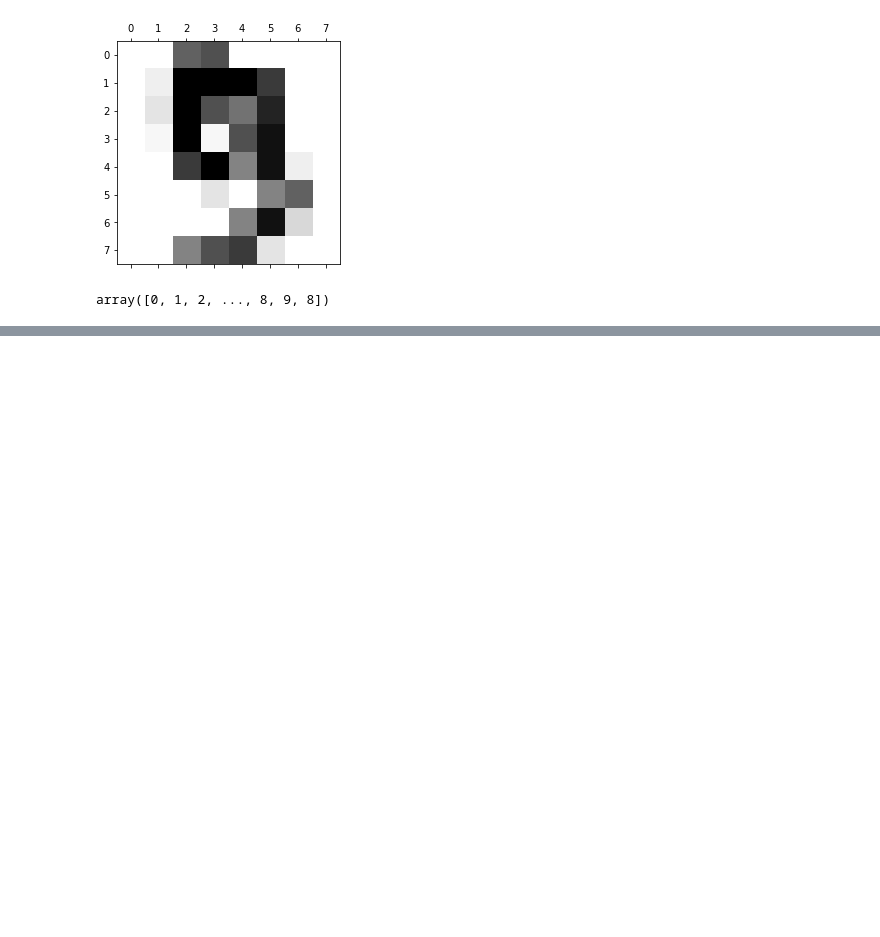
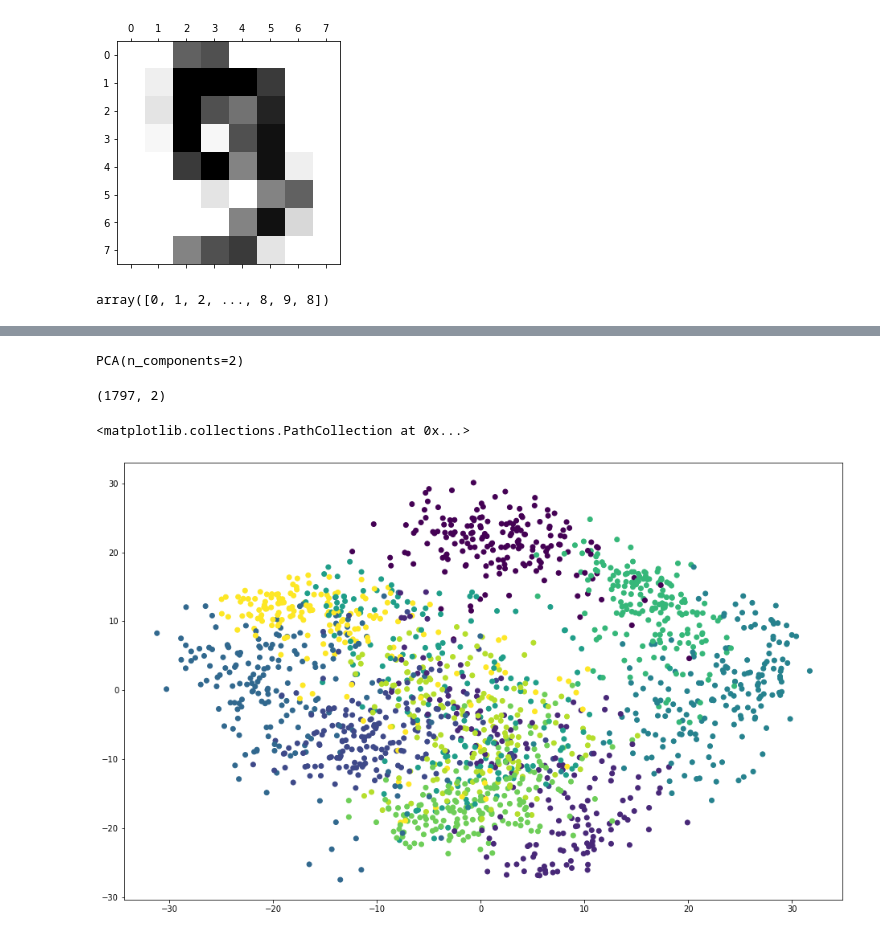
Before and after one commit to kondoumh/JupyterNotebook, a Jupyter notebook: sklearn.ipynb, the cells around one changed output, grey strips where cells are left out. Saved outputs shown, nothing was run; the diff lists cells and outputs as text; code cells hidden in the pictures; blank space fills up the shorter version.

```diff
--- a/sklearn.ipynb
+++ b/sklearn.ipynb
@@ -36,0 +42,3 @@ array([0, 1, 2, ..., 8, 9, 8])
+# %%
+Y = digits.target
+print(Y.shape)
@@ -36,0 +59,17 @@ array([0, 1, 2, ..., 8, 9, 8])
+# %%
+pca = PCA(n_components=2)
+# %%
+pca.fit(X)
+# %% [output]
+PCA(n_components=2)
+# %%
+X_pca = pca.transform(X)
+X_pca.shape
+# %% [output]
+(1797, 2)
+# %%
+plt.figure(figsize=(16, 10))
+plt.scatter(X_pca[:, 0], X_pca[:, 1], c=Y)
+# %% [output]
+<matplotlib.collections.PathCollection at 0x...>
+[figure, added]
```
Also changed, not shown: parts of 4 cells of this notebook.
